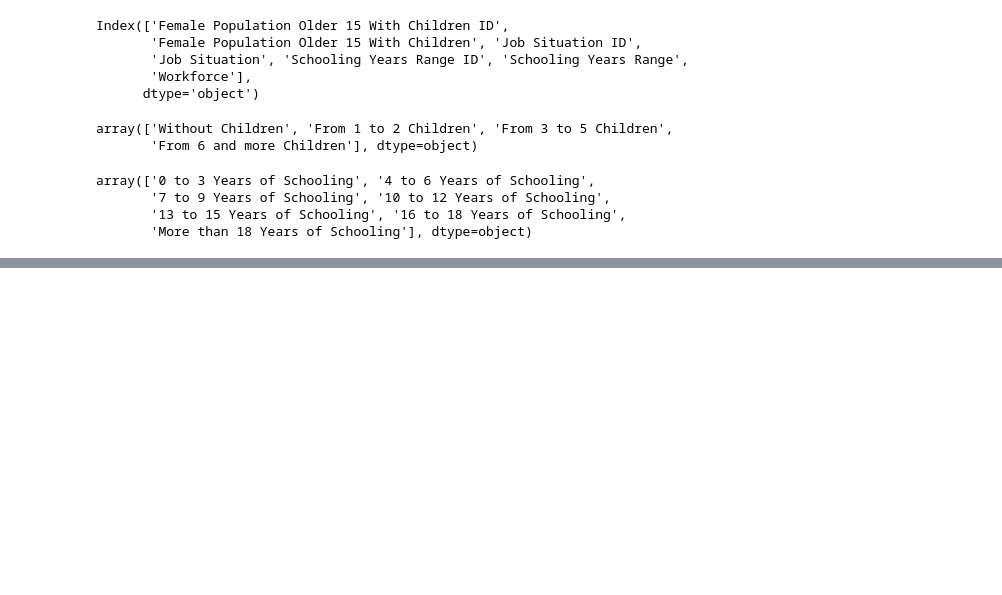
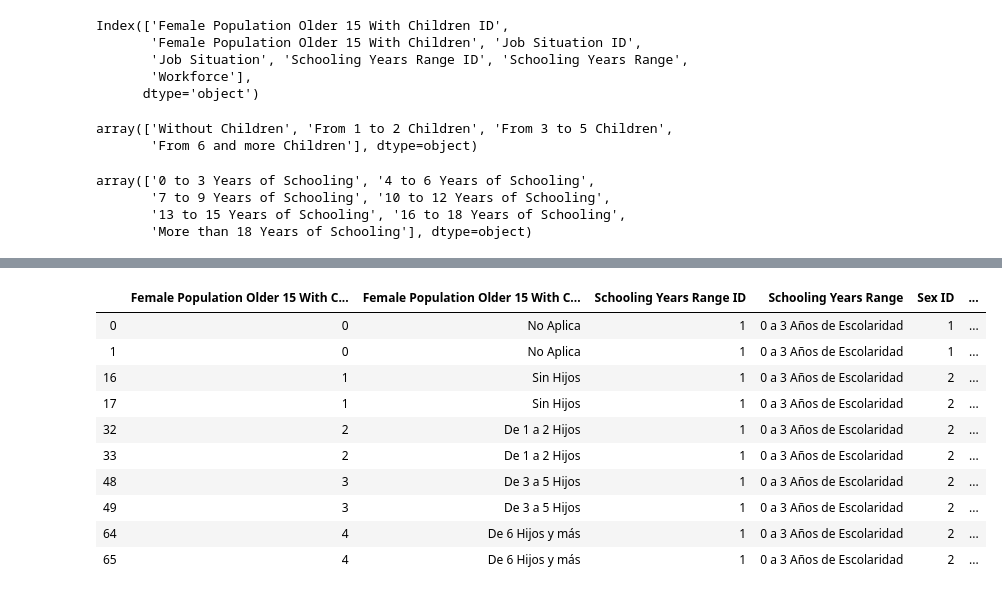
Before and after one commit to EstefhanyMoreno/ddm_perspectiva_de_genero, a Jupyter notebook: factores_calidad_vida/children_job.ipynb, the cells around one changed output, grey strips where cells are left out. Saved outputs shown, nothing was run; the diff lists cells and outputs as text; code cells hidden in the pictures; blank space fills up the shorter version.

```diff
--- a/factores_calidad_vida/children_job.ipynb
+++ b/factores_calidad_vida/children_job.ipynb
@@ -40,2 +58,16 @@ array(['0 to 3 Years of Schooling', '4 to 6 Years of Schooling',
+# %%
+df_f15[df_f15['Schooling Years Range']=='0 a 3 Años de Escolaridad']
+# %% [output]
+|  | Female Population Older 15 With C... | Female Population Older 15 With C... | Schooling Years Range ID | Schooling Years Range | Sex ID | ... |
+| 0 | 0 | No Aplica | 1 | 0 a 3 Años de Escolaridad | 1 | ... |
+| 1 | 0 | No Aplica | 1 | 0 a 3 Años de Escolaridad | 1 | ... |
+| 16 | 1 | Sin Hijos | 1 | 0 a 3 Años de Escolaridad | 2 | ... |
+| 17 | 1 | Sin Hijos | 1 | 0 a 3 Años de Escolaridad | 2 | ... |
+| 32 | 2 | De 1 a 2 Hijos | 1 | 0 a 3 Años de Escolaridad | 2 | ... |
+| 33 | 2 | De 1 a 2 Hijos | 1 | 0 a 3 Años de Escolaridad | 2 | ... |
+| 48 | 3 | De 3 a 5 Hijos | 1 | 0 a 3 Años de Escolaridad | 2 | ... |
+| 49 | 3 | De 3 a 5 Hijos | 1 | 0 a 3 Años de Escolaridad | 2 | ... |
+| 64 | 4 | De 6 Hijos y más | 1 | 0 a 3 Años de Escolaridad | 2 | ... |
+| 65 | 4 | De 6 Hijos y más | 1 | 0 a 3 Años de Escolaridad | 2 | ... |
 # %%
 def child_school(s_years):
```
Also changed, not shown: parts of 5 cells of this notebook, 23 other files.
